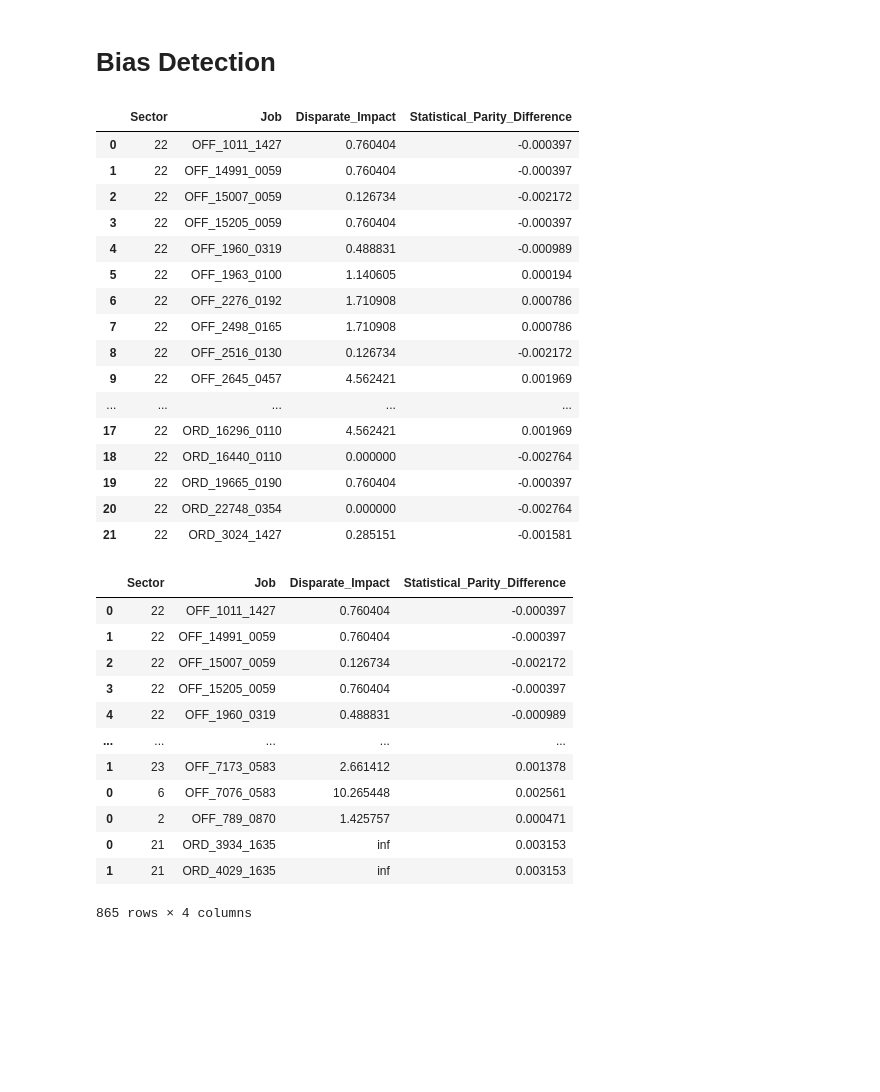
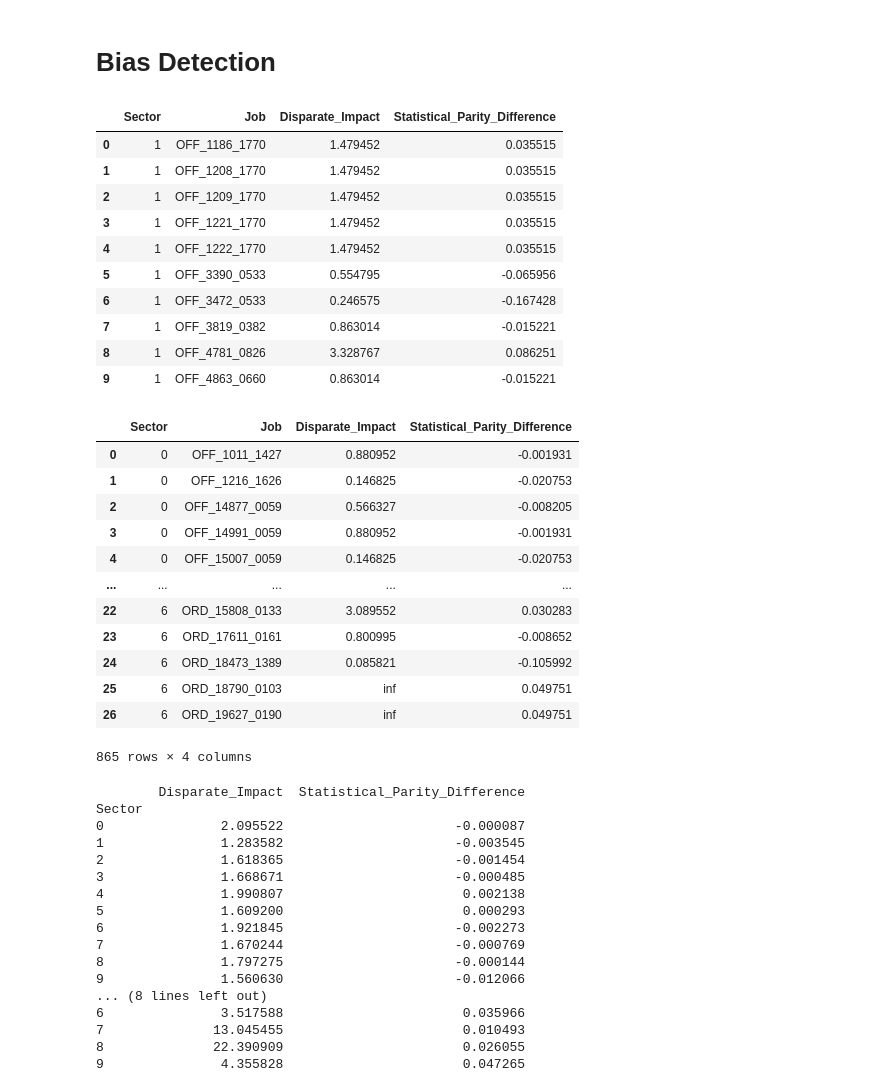
Before and after one commit to lorenzo-massa/Bias-Detection-Mitigation, a Jupyter notebook: bias_detection.ipynb, the cells around one changed output. Cells and saved outputs as stored; diff of their text form; code cells hidden in the pictures; blank space fills up the shorter version.

```diff
--- a/bias_detection.ipynb
+++ b/bias_detection.ipynb
@@ -30,38 +41,52 @@ f.plot_correlation_matrix(df_processed, selected_columns)
 # %% [markdown]
 # Bias Detection
 # %%
-f.get_sector_metric(df_processed, "job_sector", 22, "cand_gender")
+f.get_sector_metric_optimized(df_processed, "job_sector", 1, "cand_gender")
 # %% [output]
 |  | Sector | Job | Disparate_Impact | Statistical_Parity_Difference |
-| 0 | 22 | OFF_1011_1427 | 0.760404 | -0.000397 |
-| 1 | 22 | OFF_14991_0059 | 0.760404 | -0.000397 |
-| 2 | 22 | OFF_15007_0059 | 0.126734 | -0.002172 |
-| 3 | 22 | OFF_15205_0059 | 0.760404 | -0.000397 |
-| 4 | 22 | OFF_1960_0319 | 0.488831 | -0.000989 |
-| 5 | 22 | OFF_1963_0100 | 1.140605 | 0.000194 |
-| 6 | 22 | OFF_2276_0192 | 1.710908 | 0.000786 |
-| 7 | 22 | OFF_2498_0165 | 1.710908 | 0.000786 |
-| 8 | 22 | OFF_2516_0130 | 0.126734 | -0.002172 |
-| 9 | 22 | OFF_2645_0457 | 4.562421 | 0.001969 |
-| ... | ... | ... | ... | ... |
-| 17 | 22 | ORD_16296_0110 | 4.562421 | 0.001969 |
-| 18 | 22 | ORD_16440_0110 | 0.000000 | -0.002764 |
-| 19 | 22 | ORD_19665_0190 | 0.760404 | -0.000397 |
-| 20 | 22 | ORD_22748_0354 | 0.000000 | -0.002764 |
-| 21 | 22 | ORD_3024_1427 | 0.285151 | -0.001581 |
+| 0 | 1 | OFF_1186_1770 | 1.479452 | 0.035515 |
+| 1 | 1 | OFF_1208_1770 | 1.479452 | 0.035515 |
+| 2 | 1 | OFF_1209_1770 | 1.479452 | 0.035515 |
+| 3 | 1 | OFF_1221_1770 | 1.479452 | 0.035515 |
+| 4 | 1 | OFF_1222_1770 | 1.479452 | 0.035515 |
+| 5 | 1 | OFF_3390_0533 | 0.554795 | -0.065956 |
+| 6 | 1 | OFF_3472_0533 | 0.246575 | -0.167428 |
+| 7 | 1 | OFF_3819_0382 | 0.863014 | -0.015221 |
+| 8 | 1 | OFF_4781_0826 | 3.328767 | 0.086251 |
+| 9 | 1 | OFF_4863_0660 | 0.863014 | -0.015221 |
 # %%
 f.get_all_sectors_metrics(df_processed)
 # %% [output]
 |  | Sector | Job | Disparate_Impact | Statistical_Parity_Difference |
-| 0 | 22 | OFF_1011_1427 | 0.760404 | -0.000397 |
-| 1 | 22 | OFF_14991_0059 | 0.760404 | -0.000397 |
-| 2 | 22 | OFF_15007_0059 | 0.126734 | -0.002172 |
-| 3 | 22 | OFF_15205_0059 | 0.760404 | -0.000397 |
-| 4 | 22 | OFF_1960_0319 | 0.488831 | -0.000989 |
+| 0 | 0 | OFF_1011_1427 | 0.880952 | -0.001931 |
+| 1 | 0 | OFF_1216_1626 | 0.146825 | -0.020753 |
+| 2 | 0 | OFF_14877_0059 | 0.566327 | -0.008205 |
+| 3 | 0 | OFF_14991_0059 | 0.880952 | -0.001931 |
+| 4 | 0 | OFF_15007_0059 | 0.146825 | -0.020753 |
 | ... | ... | ... | ... | ... |
-| 1 | 23 | OFF_7173_0583 | 2.661412 | 0.001378 |
-| 0 | 6 | OFF_7076_0583 | 10.265448 | 0.002561 |
-| 0 | 2 | OFF_789_0870 | 1.425757 | 0.000471 |
-| 0 | 21 | ORD_3934_1635 | inf | 0.003153 |
-| 1 | 21 | ORD_4029_1635 | inf | 0.003153 |
+| 22 | 6 | ORD_15808_0133 | 3.089552 | 0.030283 |
+| 23 | 6 | ORD_17611_0161 | 0.800995 | -0.008652 |
+| 24 | 6 | ORD_18473_1389 | 0.085821 | -0.105992 |
+| 25 | 6 | ORD_18790_0103 | inf | 0.049751 |
+| 26 | 6 | ORD_19627_0190 | inf | 0.049751 |
 865 rows × 4 columns
+# %%
+f.show_bias(df_processed, "cand_gender", 1)
+# %% [output]
+        Disparate_Impact  Statistical_Parity_Difference
+Sector
+0               2.095522                      -0.000087
+1               1.283582                      -0.003545
+2               1.618365                      -0.001454
+3               1.668671                      -0.000485
+4               1.990807                       0.002138
+5               1.609200                       0.000293
+6               1.921845                      -0.002273
+7               1.670244                      -0.000769
+8               1.797275                      -0.000144
+9               1.560630                      -0.012066
+... (8 lines left out)
+6               3.517588                       0.035966
+7              13.045455                       0.010493
+8              22.390909                       0.026055
+9               4.355828                       0.047265
```
Also changed, not shown: parts of 3 cells of this notebook, 2 other files.
